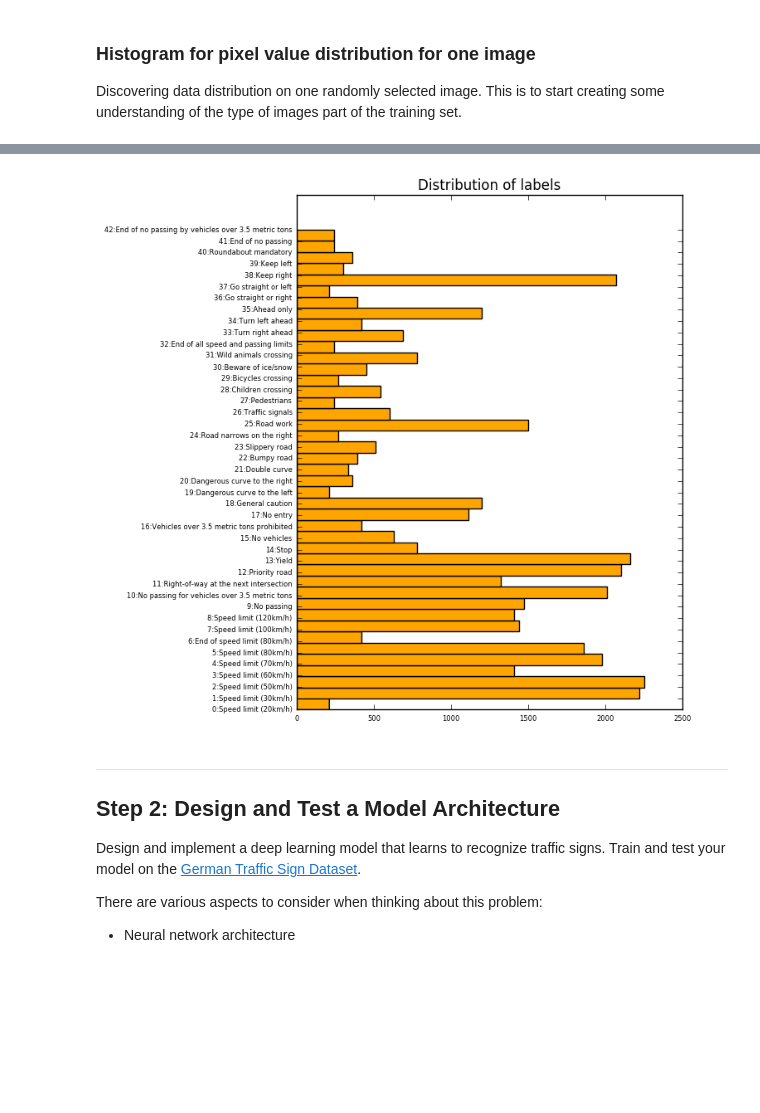
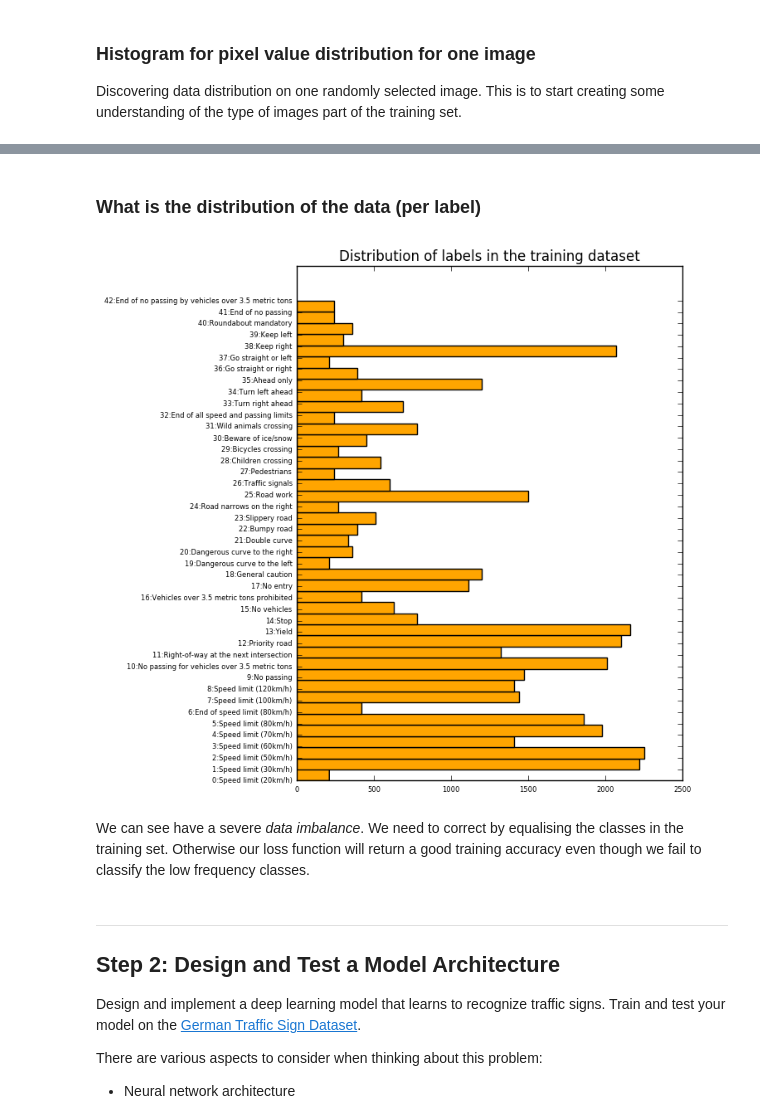
Before and after one commit to rdjondo/CarND-Traffic-Sign-Classifier-Project, a Jupyter notebook: Traffic_Sign_Classifier.ipynb, the cells around one changed output, grey strips where cells are left out. Drawn from its saved outputs; the diff is of its cells as text; code cells hidden in the pictures; blank space fills up the shorter version.

```diff
--- a/Traffic_Sign_Classifier.ipynb
+++ b/Traffic_Sign_Classifier.ipynb
@@ -174,21 +172,25 @@ Exploring effect of biasing data values on image pixel values
+# %% [markdown]
+### What is the distribution of the data (per label)
 # %%
-#What is the distribution of the data (per label)
+#What is the distribution of the data in the training file (per label)
 hist_xticks = ['{}:{}'.format(t[0],t[1].decode('UTF-8')) for t in labels]
 #print(hist_xticks)
 
 fig = plt.figure(figsize=(6,8))
 
 ax = plt.subplot() # Defines ax variable by creating an empty plot
 
 for label in (ax.get_xticklabels() + ax.get_yticklabels()):
     label.set_fontsize(6) # Size here overrides font_prop
 
 plt.hist(y_train, bins=len(labels), orientation="horizontal", color='orange')
 plt.yticks( np.arange(len(labels)), hist_xticks,  rotation=0)
-plt.title('Distribution of labels')
+plt.title('Distribution of labels in the training dataset')
 plt.show()
 # %% [output]
-[figure, old version]
+[figure, new version]
+# %% [markdown]
+We can see have a severe *data imbalance*. We need to correct by equalising the classes in the training set. Otherwise our loss function will return a good training accuracy even though we fail to classify the low frequency classes.
 # %% [markdown]
 ----
 
```
Also changed, not shown: parts of 20 cells of this notebook, 1 other file.
